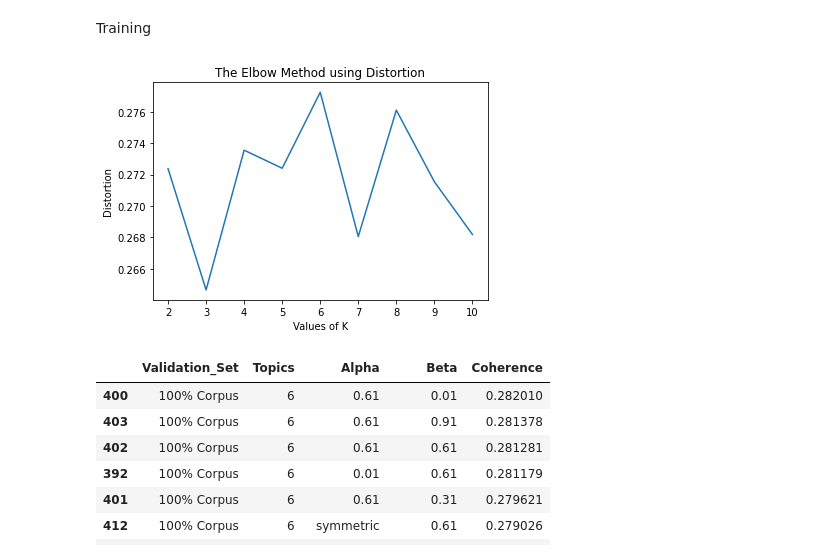
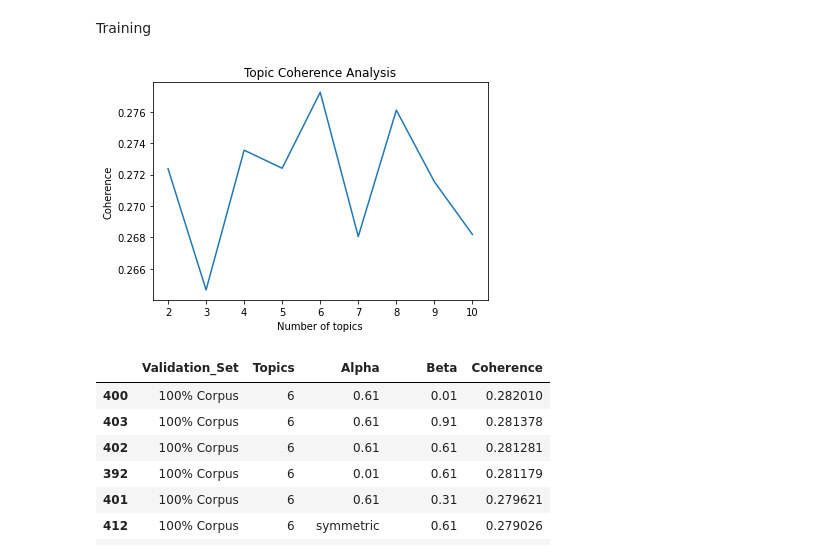
Before and after one commit to Bersk9/www, a Jupyter notebook: Assignment_2B.ipynb, the cells around one changed output. Drawn from its saved outputs; the diff is of its cells as text; code cells hidden in the pictures.

```diff
--- a/Assignment_2B.ipynb
+++ b/Assignment_2B.ipynb
@@ -212,14 +212,14 @@ if 1 == 1:
 # %%
 import matplotlib.pyplot as plt
 test = pd.DataFrame(model_results)
 test2 = test.loc[(test2['Validation_Set'] == "100% Corpus") & (test['Alpha'] == 0.01) & (test['Beta'] == 0.01)]
 plt.plot(test2["Topics"], test2["Coherence"])
-plt.xlabel('Values of K')
-plt.ylabel('Distortion')
-plt.title('The Elbow Method using Distortion')
+plt.xlabel('Number of topics')
+plt.ylabel('Coherence')
+plt.title('Topic Coherence Analysis')
 plt.show()
 # %% [output]
-[figure, old version]
+[figure, new version]
 # %%
 test.loc[(test['Validation_Set'] == "100% Corpus") & (test['Topics'] == 6)].sort_values(['Coherence'], ascending=[0])
 # %% [output]
```
